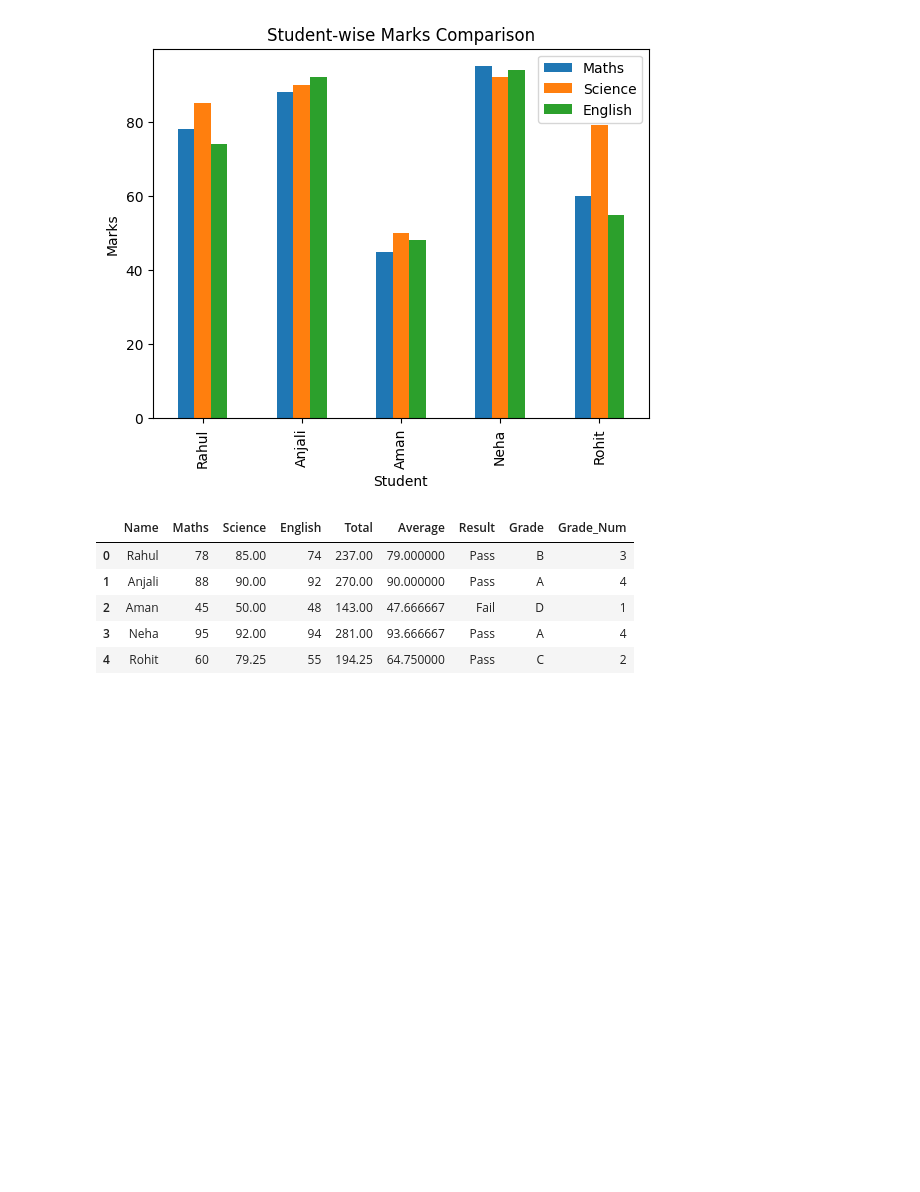
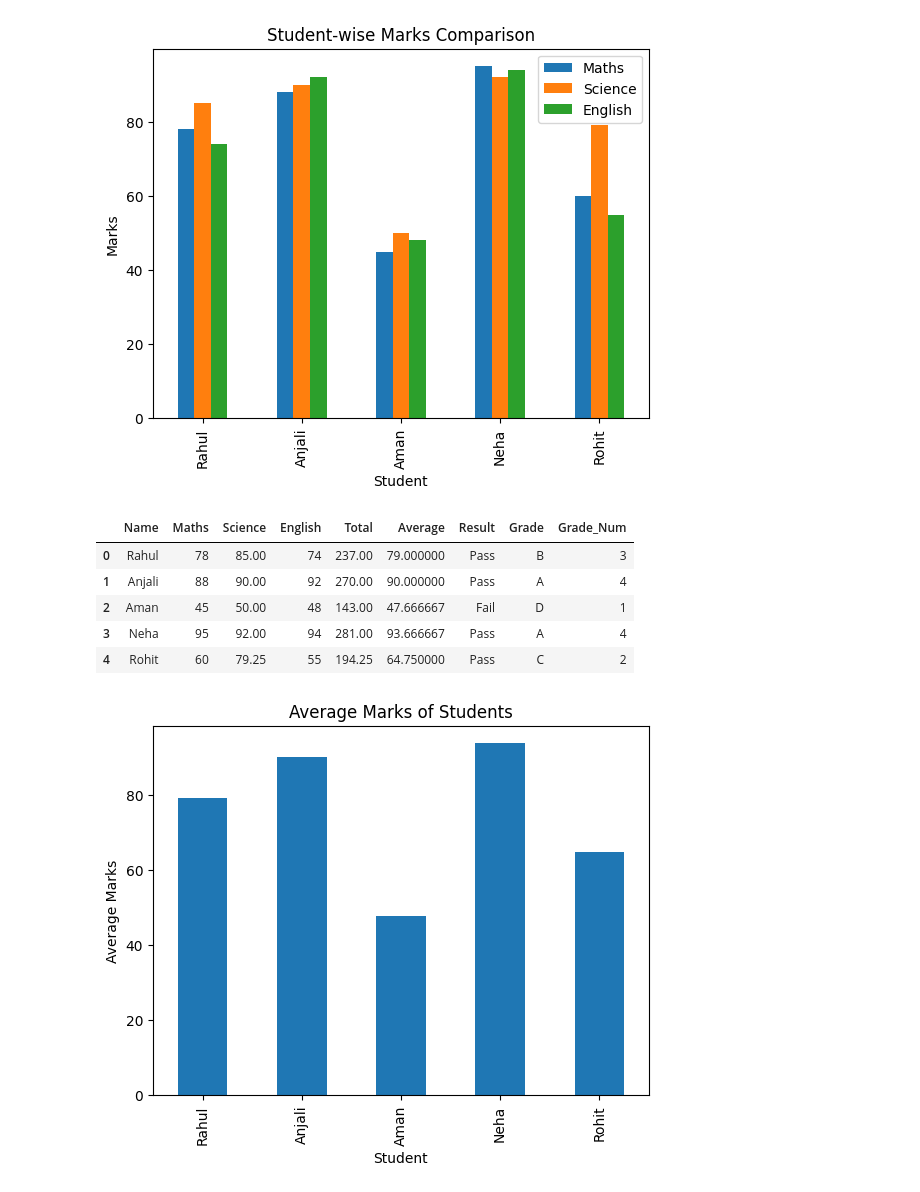
Before and after one commit to Deepanshu-8126/Projects-Data-Analysis-Beg-to-Adv-, a Jupyter notebook: Student_Performance.ipynb, the cells around one changed output. Saved outputs shown, nothing was run; the diff lists cells and outputs as text; code cells hidden in the pictures; blank space fills up the shorter version.

```diff
--- a/Student_Performance.ipynb
+++ b/Student_Performance.ipynb
@@ -216,3 +216,13 @@ df
 | 2 | Aman | 45 | 50.00 | 48 | 143.00 | 47.666667 | Fail | D | 1 |
 | 3 | Neha | 95 | 92.00 | 94 | 281.00 | 93.666667 | Pass | A | 4 |
 | 4 | Rohit | 60 | 79.25 | 55 | 194.25 | 64.750000 | Pass | C | 2 |
+# %%
+df.set_index("Name")['Average'].plot(kind="bar")
+
+# set_index Name and only need average column
+plt.title("Average Marks of Students")
+plt.xlabel("Student")
+plt.ylabel("Average Marks")
+plt.show()
+# %% [output]
+[figure, added]
```
Also changed, not shown: parts of 8 cells of this notebook.
